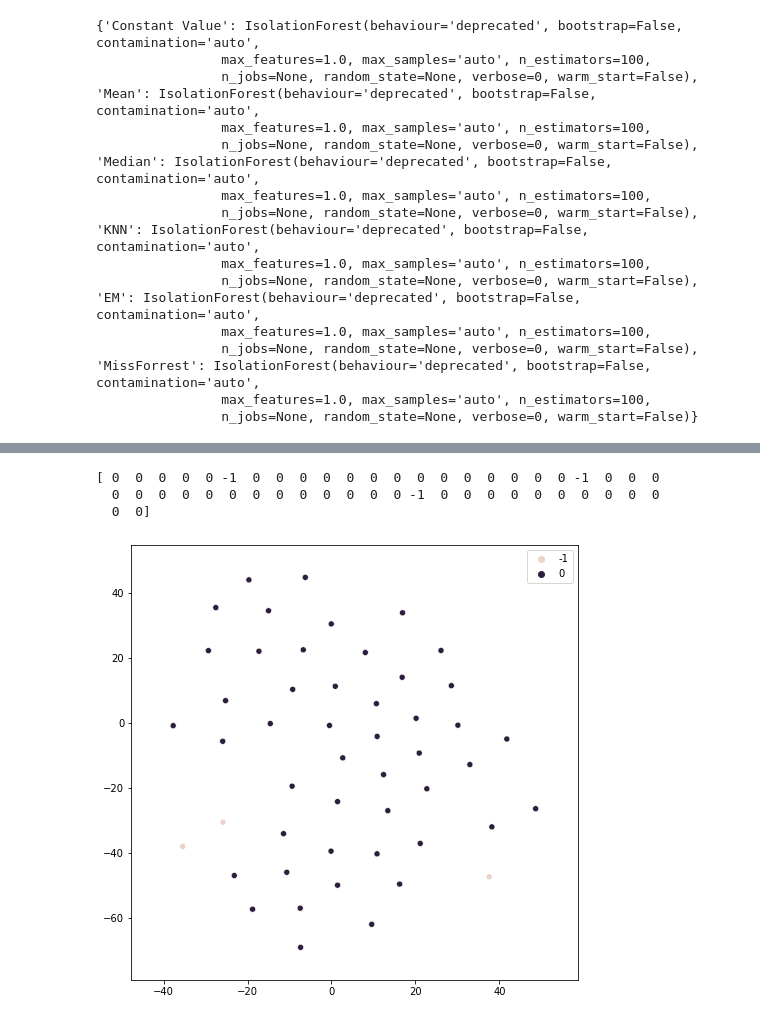
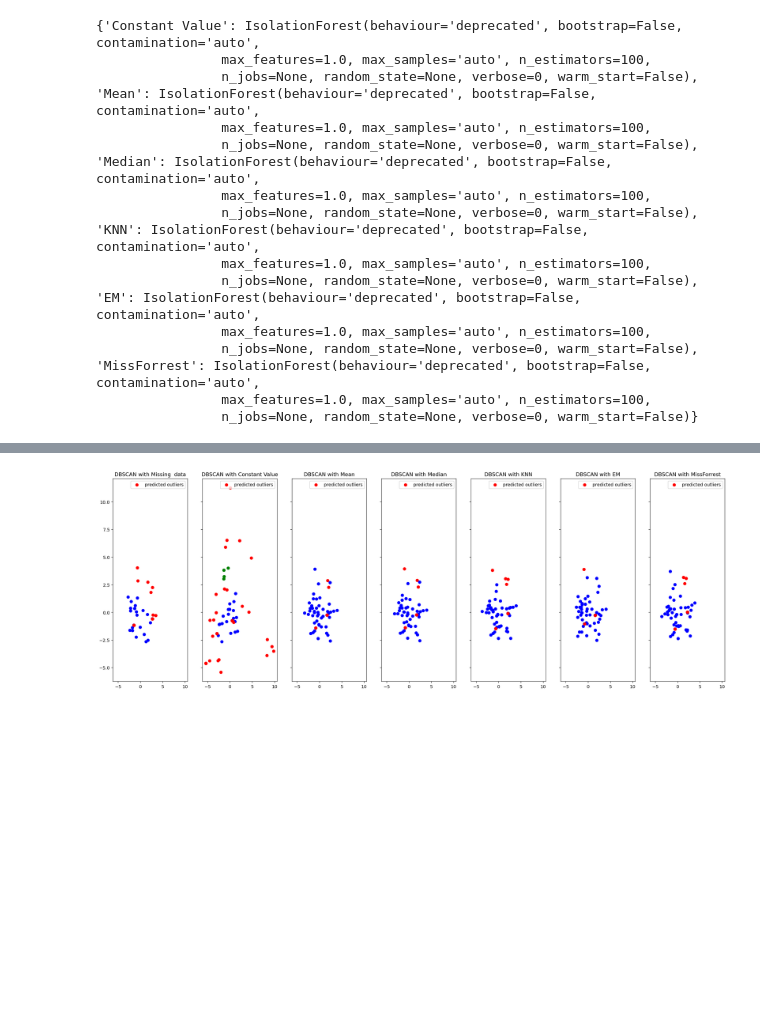
Before and after one commit to HSEDataAnalysis/LAB1_EDA, a Jupyter notebook: main.ipynb, the cells around one changed output, grey strips where cells are left out. Saved outputs shown, nothing was run; the diff lists cells and outputs as text; code cells hidden in the pictures; blank space fills up the shorter version.

```diff
--- a/main.ipynb
+++ b/main.ipynb
@@ -584,7 +567,0 @@ cluster_outliers(knn_filled_df, 2.5, 4)
-# %%
-cluster_outliers(rf_filled_df, 2.5, 4)
-# %% [output]
-[ 0  0  0  0  0 -1  0  0  0  0  0  0  0  0  0  0  0  0  0  0 -1  0  0  0
-  0  0  0  0  0  0  0  0  0  0  0  0  0 -1  0  0  0  0  0  0  0  0  0  0
-  0  0]
-[figure, removed]
@@ -590,0 +570,41 @@ cluster_outliers(rf_filled_df, 2.5, 4)
+# %%
+filled_dfms = [df_clear, constant_filled_df, mean_filled_df,median_filled_df, knn_filled_df, em_filled_df, rf_filled_df]
+fill_types = ["Missing  data", "Constant Value", "Mean", "Median", "KNN", "EM", "MissForrest"]
+outlier_indexes = {imputer: [] for imputer in fill_types}
+
+for fill_type, data in zip(fill_types, filled_dfms):
+    outlier_indexes[fill_type] = cluster_outliers(data, 2.5, 4)
+# %%
+def draw_outliers_dbscan(list_data, outlier_indexes, title):
+    data_num = len(list_data)
+    fig, axes = plt.subplots(1, data_num, figsize=(25,8.5), dpi=140, sharex=True, sharey=True)
+    for idx, (data, (imputer, indexes), ax) in enumerate(zip(list_data,outlier_indexes.items(), axes)):
+        pca = PCA(2)
+        pca.fit(data)
+        res=pd.DataFrame(pca.transform(data))
+
+        Z = np.array(res)
+        axes[idx].set_title(f"{title} with {imputer}")
+        colors = []
+        for ind in indexes:
+            print(ind)
+            if ind == -1:
+                colors.append('red')
+            if ind == 0:
+                colors.append('blue')
+            if ind == 1:
+                colors.append('green')
+            if ind == 2:
+                colors.append('yellow')
+            if ind == 3:
+                colors.append('brown')
+        b1 = axes[idx].scatter(res[0], res[1], c=colors,
+                         s=40)
+
+        b1 = axes[idx].scatter(res.iloc[indexes,0],res.iloc[indexes,1], c='red',
+                         s=40, edgecolor="red",label="predicted outliers")
+        axes[idx].legend(loc="upper right")
+# %%
+draw_outliers_dbscan(filled_dfms, outlier_indexes, "DBSCAN")
+# %% [output]
+[figure, added]
```
Also changed, not shown: parts of 28 cells of this notebook.
